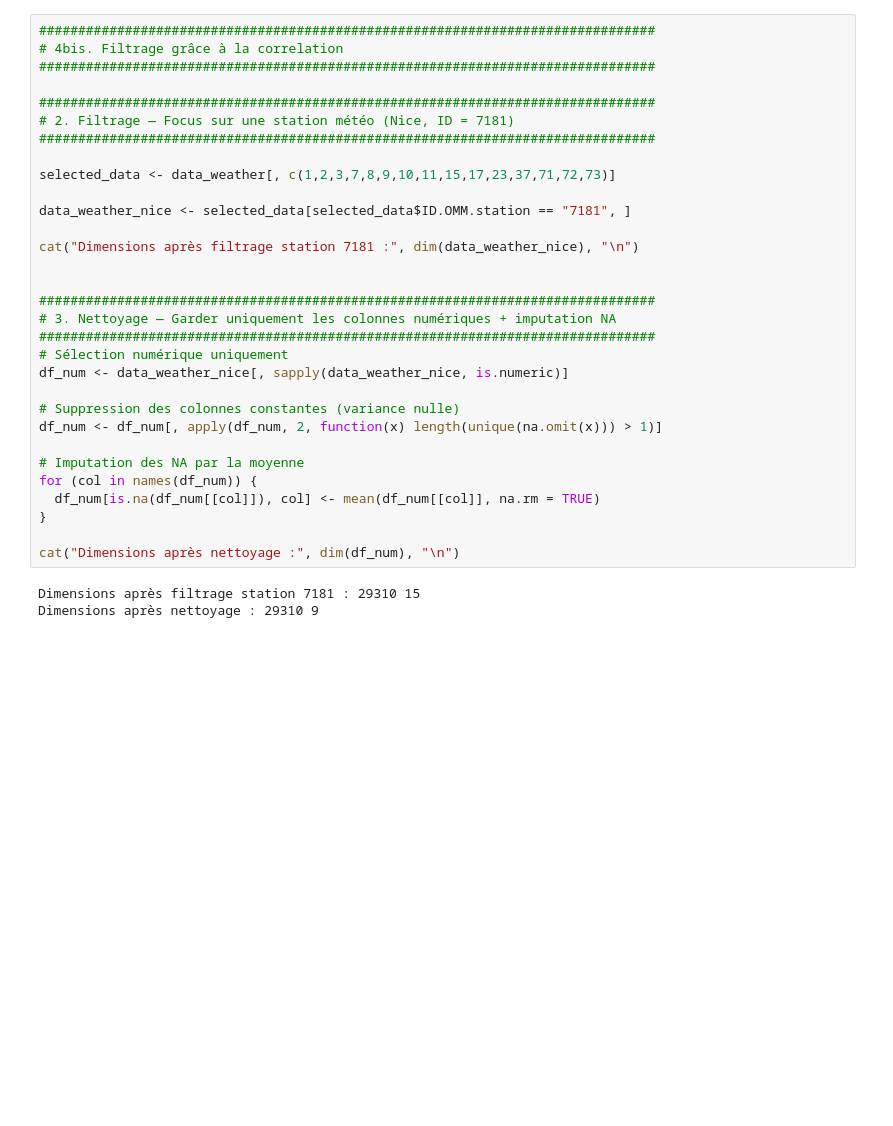
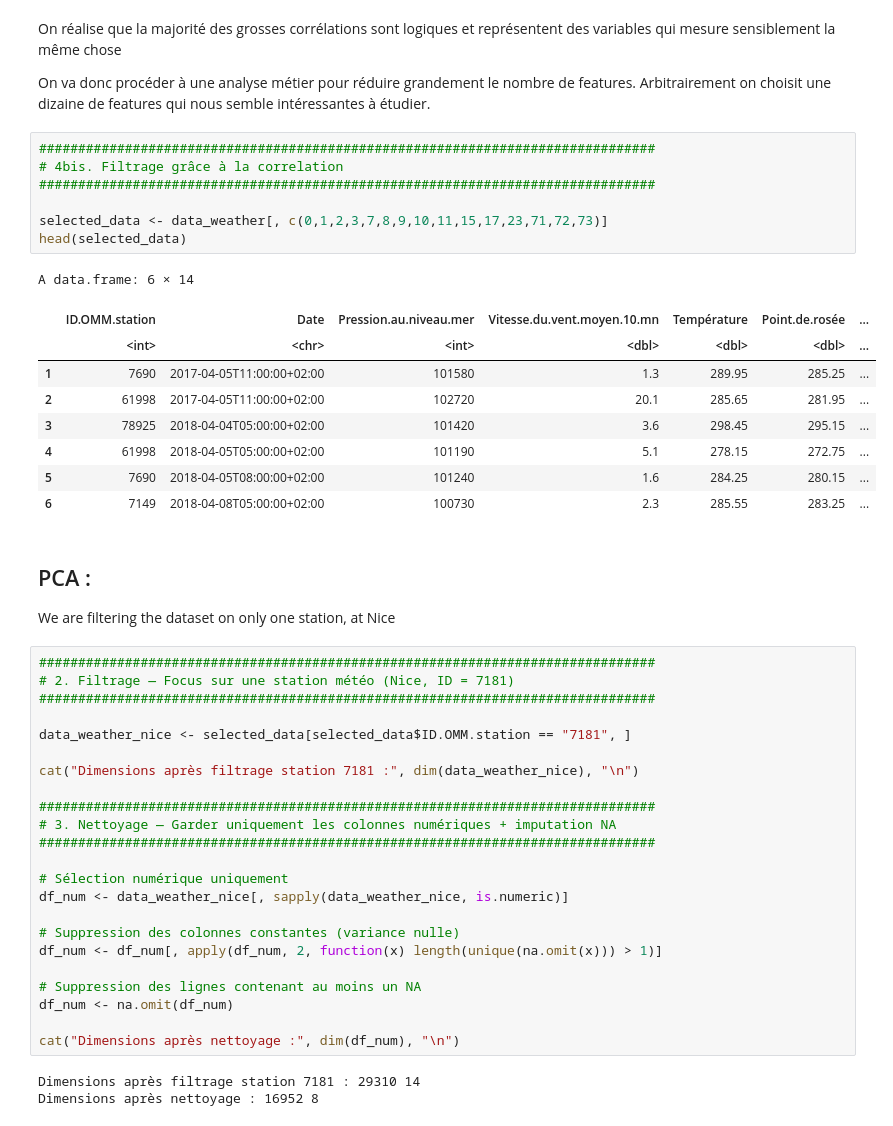
Before and after one commit to AugustinGrunewald/Statistics_Meteo, a Jupyter notebook: pattern_meteo.ipynb, the cells around one changed output. Drawn from its saved outputs; the diff is of its cells as text; blank space fills up the shorter version.

```diff
--- a/pattern_meteo.ipynb
+++ b/pattern_meteo.ipynb
@@ -162,34 +136,50 @@ Variables forte cor ou redondante (>0.8) à fusionner / réduire :
+# %% [markdown]
+On réalise que la majorité des grosses corrélations sont logiques et représentent des variables qui mesure sensiblement la même chose
+
+On va donc procéder à une analyse métier pour réduire grandement le nombre de features. Arbitrairement on choisit une dizaine de features qui nous semble intéressantes à étudier.
+# %%
+###############################################################################
+# 4bis. Filtrage grâce à la correlation
+###############################################################################
+
+selected_data <- data_weather[, c(0,1,2,3,7,8,9,10,11,15,17,23,71,72,73)]
+head(selected_data)
+# %% [output]
+A data.frame: 6 × 14
+|  | ID.OMM.station | Date | Pression.au.niveau.mer | Vitesse.du.vent.moyen.10.mn | Température | Point.de.rosée | ... |
+|  | <int> | <chr> | <int> | <dbl> | <dbl> | <dbl> | ... |
+| 1 | 7690 | 2017-04-05T11:00:00+02:00 | 101580 | 1.3 | 289.95 | 285.25 | ... |
+| 2 | 61998 | 2017-04-05T11:00:00+02:00 | 102720 | 20.1 | 285.65 | 281.95 | ... |
+| 3 | 78925 | 2018-04-04T05:00:00+02:00 | 101420 | 3.6 | 298.45 | 295.15 | ... |
+| 4 | 61998 | 2018-04-05T05:00:00+02:00 | 101190 | 5.1 | 278.15 | 272.75 | ... |
+| 5 | 7690 | 2018-04-05T08:00:00+02:00 | 101240 | 1.6 | 284.25 | 280.15 | ... |
+| 6 | 7149 | 2018-04-08T05:00:00+02:00 | 100730 | 2.3 | 285.55 | 283.25 | ... |
+# %% [markdown]
+## PCA :
+We are filtering the dataset on only one station, at Nice
 # %%
-###############################################################################
-# 4bis. Filtrage grâce à la correlation
-###############################################################################
-
 ###############################################################################
 # 2. Filtrage — Focus sur une station météo (Nice, ID = 7181)
 ###############################################################################
-
-selected_data <- data_weather[, c(1,2,3,7,8,9,10,11,15,17,23,37,71,72,73)]
 
 data_weather_nice <- selected_data[selected_data$ID.OMM.station == "7181", ]
 
 cat("Dimensions après filtrage station 7181 :", dim(data_weather_nice), "\n")
 
-
 ###############################################################################
 # 3. Nettoyage — Garder uniquement les colonnes numériques + imputation NA
 ###############################################################################
+
 # Sélection numérique uniquement
 df_num <- data_weather_nice[, sapply(data_weather_nice, is.numeric)]
 
 # Suppression des colonnes constantes (variance nulle)
 df_num <- df_num[, apply(df_num, 2, function(x) length(unique(na.omit(x))) > 1)]
 
-# Imputation des NA par la moyenne
-for (col in names(df_num)) {
-  df_num[is.na(df_num[[col]]), col] <- mean(df_num[[col]], na.rm = TRUE)
-}
+# Suppression des lignes contenant au moins un NA
+df_num <- na.omit(df_num)
 
 cat("Dimensions après nettoyage :", dim(df_num), "\n")
 # %% [output]
-Dimensions après filtrage station 7181 : 29310 15
-Dimensions après nettoyage : 29310 9
+Dimensions après filtrage station 7181 : 29310 14
+Dimensions après nettoyage : 16952 8
```
Also changed, not shown: parts of 21 cells of this notebook.
